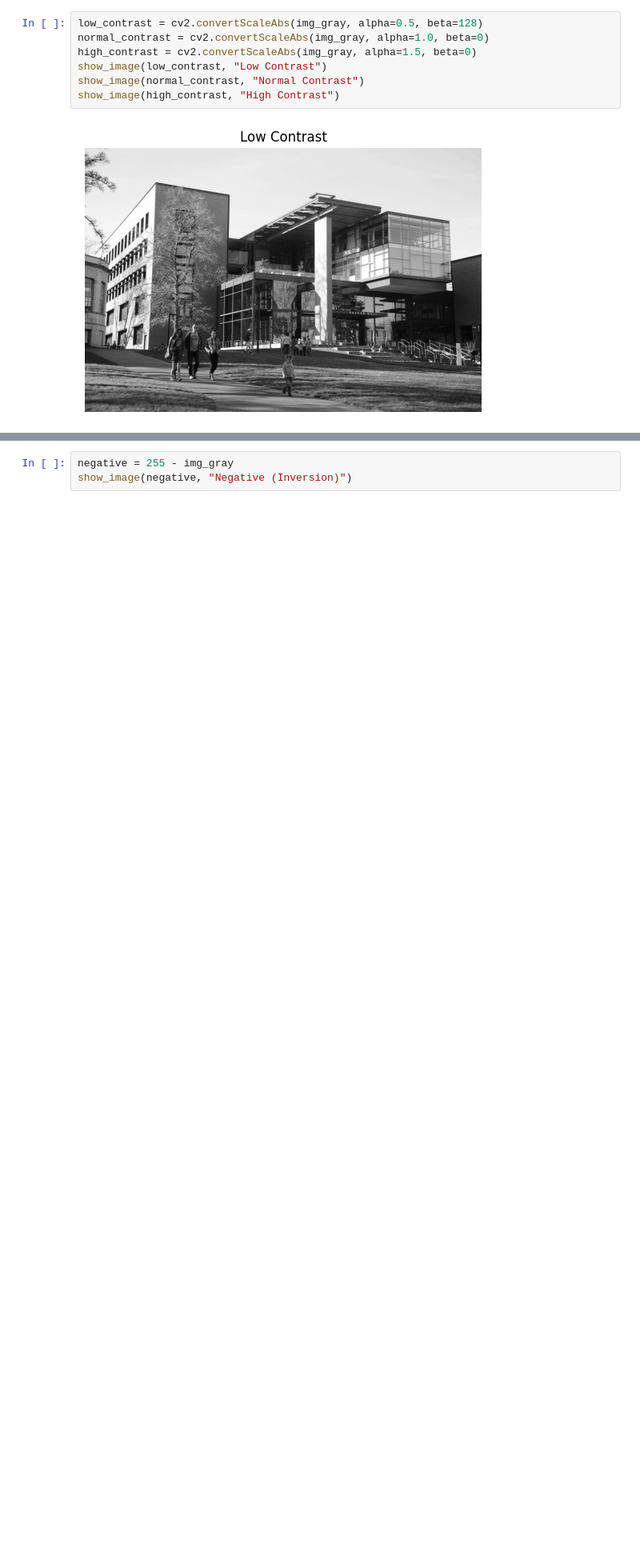
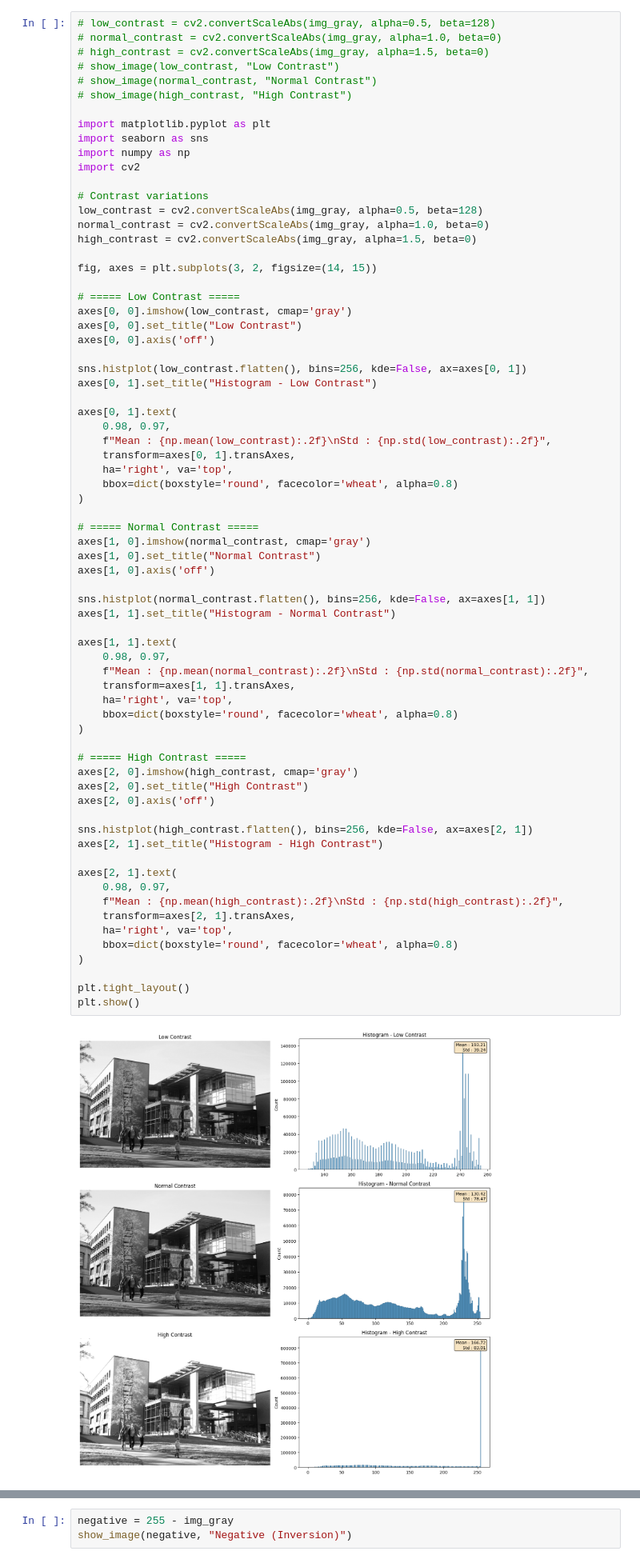
Before and after one commit to Sugiarta123/Quiz-2, a Jupyter notebook: 03_point_operations.ipynb, the cells around one changed output, grey strips where cells are left out. Shown at 80% size. Saved outputs shown, nothing was run; the diff lists cells and outputs as text; blank space fills up the shorter version.

```diff
--- a/03_point_operations.ipynb
+++ b/03_point_operations.ipynb
@@ -108,11 +203,74 @@ High: I'(x,y) = 1.5 × I(x,y)
 - Low contrast: Histogram menyempit dan terpusat
 - High contrast: Histogram melebar ke arah ekstrem (0 dan 255)
 # %%
+# low_contrast = cv2.convertScaleAbs(img_gray, alpha=0.5, beta=128)
+# normal_contrast = cv2.convertScaleAbs(img_gray, alpha=1.0, beta=0)
+# high_contrast = cv2.convertScaleAbs(img_gray, alpha=1.5, beta=0)
+# show_image(low_contrast, "Low Contrast")
+# show_image(normal_contrast, "Normal Contrast")
+# show_image(high_contrast, "High Contrast")
+
+import matplotlib.pyplot as plt
+import seaborn as sns
+import numpy as np
+import cv2
+
+# Contrast variations
 low_contrast = cv2.convertScaleAbs(img_gray, alpha=0.5, beta=128)
 normal_contrast = cv2.convertScaleAbs(img_gray, alpha=1.0, beta=0)
 high_contrast = cv2.convertScaleAbs(img_gray, alpha=1.5, beta=0)
-show_image(low_contrast, "Low Contrast")
-show_image(normal_contrast, "Normal Contrast")
-show_image(high_contrast, "High Contrast")
+
+fig, axes = plt.subplots(3, 2, figsize=(14, 15))
+
+# ===== Low Contrast =====
+axes[0, 0].imshow(low_contrast, cmap='gray')
+axes[0, 0].set_title("Low Contrast")
+axes[0, 0].axis('off')
+
+sns.histplot(low_contrast.flatten(), bins=256, kde=False, ax=axes[0, 1])
+axes[0, 1].set_title("Histogram - Low Contrast")
+
+axes[0, 1].text(
+    0.98, 0.97,
+    f"Mean : {np.mean(low_contrast):.2f}\nStd : {np.std(low_contrast):.2f}",
+    transform=axes[0, 1].transAxes,
+    ha='right', va='top',
+    bbox=dict(boxstyle='round', facecolor='wheat', alpha=0.8)
+)
+
+# ===== Normal Contrast =====
+axes[1, 0].imshow(normal_contrast, cmap='gray')
+axes[1, 0].set_title("Normal Contrast")
+axes[1, 0].axis('off')
+
+sns.histplot(normal_contrast.flatten(), bins=256, kde=False, ax=axes[1, 1])
+axes[1, 1].set_title("Histogram - Normal Contrast")
+
+axes[1, 1].text(
+    0.98, 0.97,
+    f"Mean : {np.mean(normal_contrast):.2f}\nStd : {np.std(normal_contrast):.2f}",
+    transform=axes[1, 1].transAxes,
+    ha='right', va='top',
+    bbox=dict(boxstyle='round', facecolor='wheat', alpha=0.8)
+)
+
+# ===== High Contrast =====
+axes[2, 0].imshow(high_contrast, cmap='gray')
+axes[2, 0].set_title("High Contrast")
+axes[2, 0].axis('off')
+
+sns.histplot(high_contrast.flatten(), bins=256, kde=False, ax=axes[2, 1])
+axes[2, 1].set_title("Histogram - High Contrast")
+
+axes[2, 1].text(
+    0.98, 0.97,
+    f"Mean : {np.mean(high_contrast):.2f}\nStd : {np.std(high_contrast):.2f}",
+    transform=axes[2, 1].transAxes,
+    ha='right', va='top',
+    bbox=dict(boxstyle='round', facecolor='wheat', alpha=0.8)
+)
+
+plt.tight_layout()
+plt.show()
 # %% [output]
-[figure, old version]
+[figure, new version]
```
Also changed, not shown: parts of 6 cells of this notebook.
